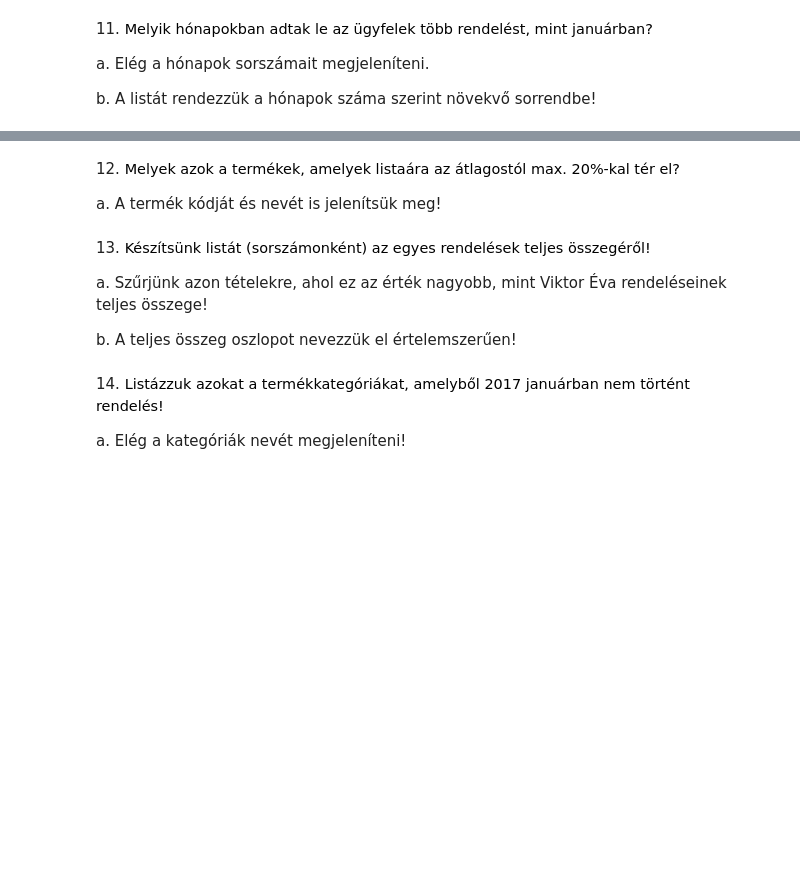
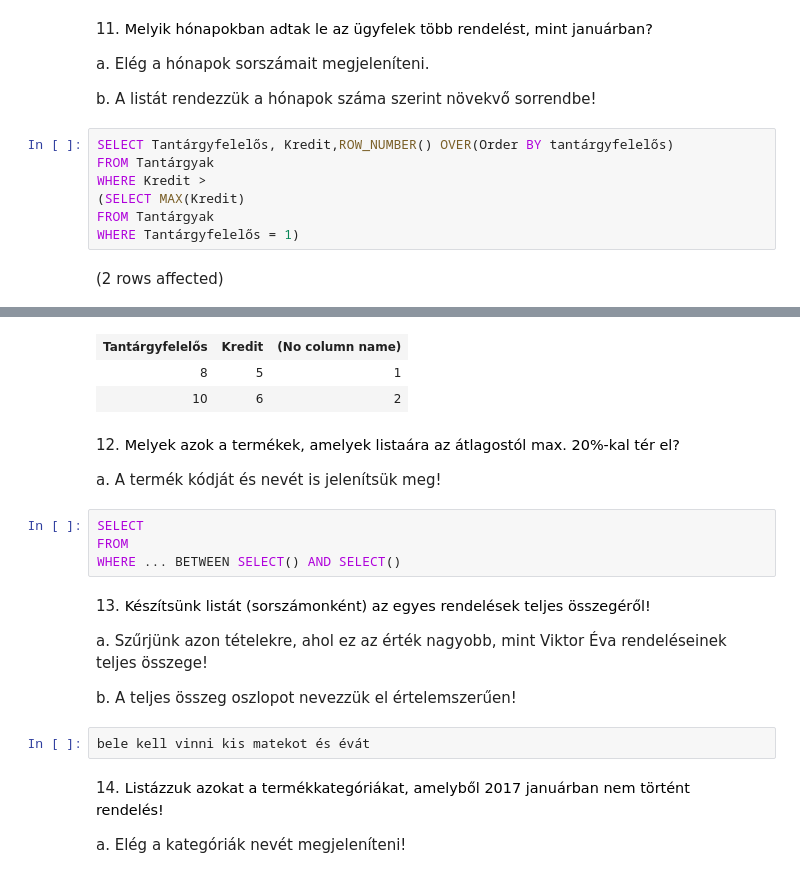
Before and after one commit to richardhestencz/Adatbazisok, a Jupyter notebook: gyakorlat06_feladatok.ipynb, the cells around one changed output, grey strips where cells are left out. Cells and saved outputs as stored; diff of their text form; blank space fills up the shorter version.

```diff
--- a/gyakorlat06_feladatok.ipynb
+++ b/gyakorlat06_feladatok.ipynb
@@ -208,3 +255,12 @@ a. A termékek kódját és nevét is jelenítsük meg!
 a. Elég a hónapok sorszámait megjeleníteni.
 
 b. A listát rendezzük a hónapok száma szerint növekvő sorrendbe!
+# %%
+SELECT Tantárgyfelelős, Kredit,ROW_NUMBER() OVER(Order BY tantárgyfelelős)
+FROM Tantárgyak
+WHERE Kredit >
+(SELECT MAX(Kredit)
+FROM Tantárgyak
+WHERE Tantárgyfelelős = 1)
+# %% [output]
+(2 rows affected)
@@ -211,13 +268,22 @@ b. A listát rendezzük a hónapok száma szerint növekvő sorrendbe!
+| Tantárgyfelelős | Kredit | (No column name) |
+| 8 | 5 | 1 |
+| 10 | 6 | 2 |
 # %% [markdown]
 12. <span style="background-color: rgb(255, 255, 255); color: rgb(0, 0, 0); font-family: &quot;Open Sans&quot;, sans-serif; font-size: 14.44px;">Melyek azok a termékek, amelyek listaára az átlagostól max. 20%-kal tér el?&nbsp;</span>
 
 a. A termék kódját és nevét is jelenítsük meg!
+# %%
+SELECT
+FROM
+WHERE ... BETWEEN SELECT() AND SELECT()
 # %% [markdown]
 13. <span style="background-color: rgb(255, 255, 255); color: rgb(0, 0, 0); font-family: &quot;Open Sans&quot;, sans-serif; font-size: 14.44px;">Készítsünk listát (sorszámonként) az egyes rendelések teljes összegéről!&nbsp;</span>
 
 a. Szűrjünk azon tételekre, ahol ez az érték nagyobb, mint Viktor Éva rendeléseinek teljes összege!
 
 b. A teljes összeg oszlopot nevezzük el értelemszerűen!
+# %%
+bele kell vinni kis matekot és évát
 # %% [markdown]
 14. <span style="background-color: rgb(255, 255, 255); color: rgb(0, 0, 0); font-family: &quot;Open Sans&quot;, sans-serif; font-size: 14.44px;">Listázzuk azokat a termékkategóriákat, amelyből 2017 januárban nem történt rendelés!&nbsp;</span>
 
```
Also changed, not shown: parts of 8 cells of this notebook.
